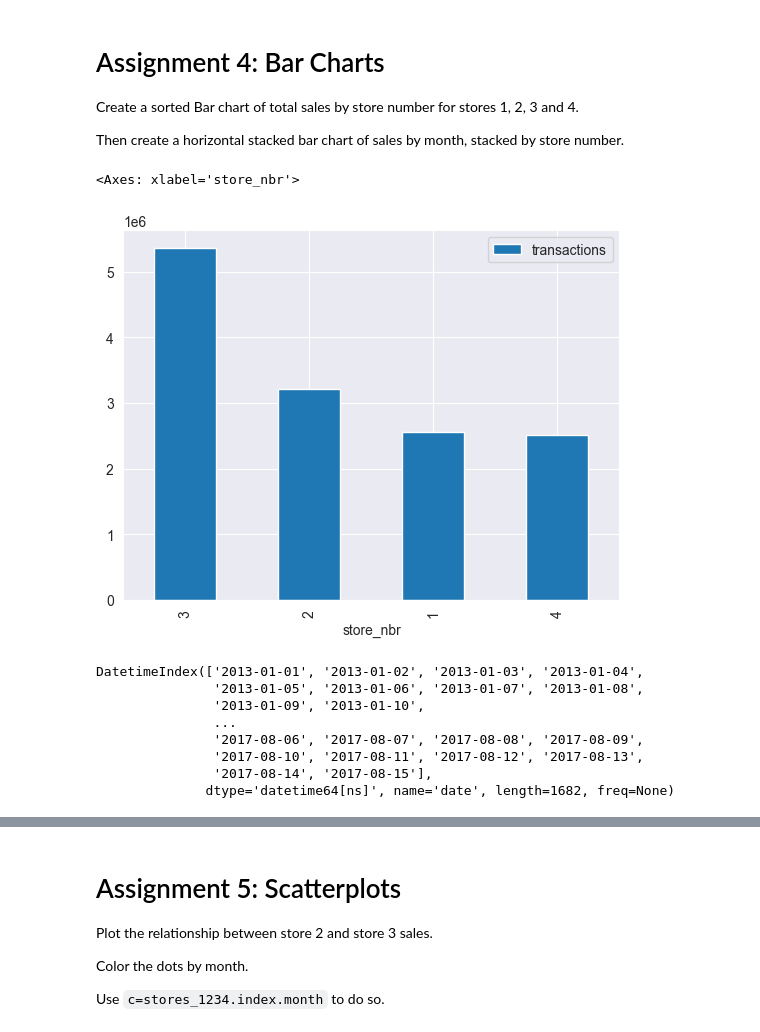
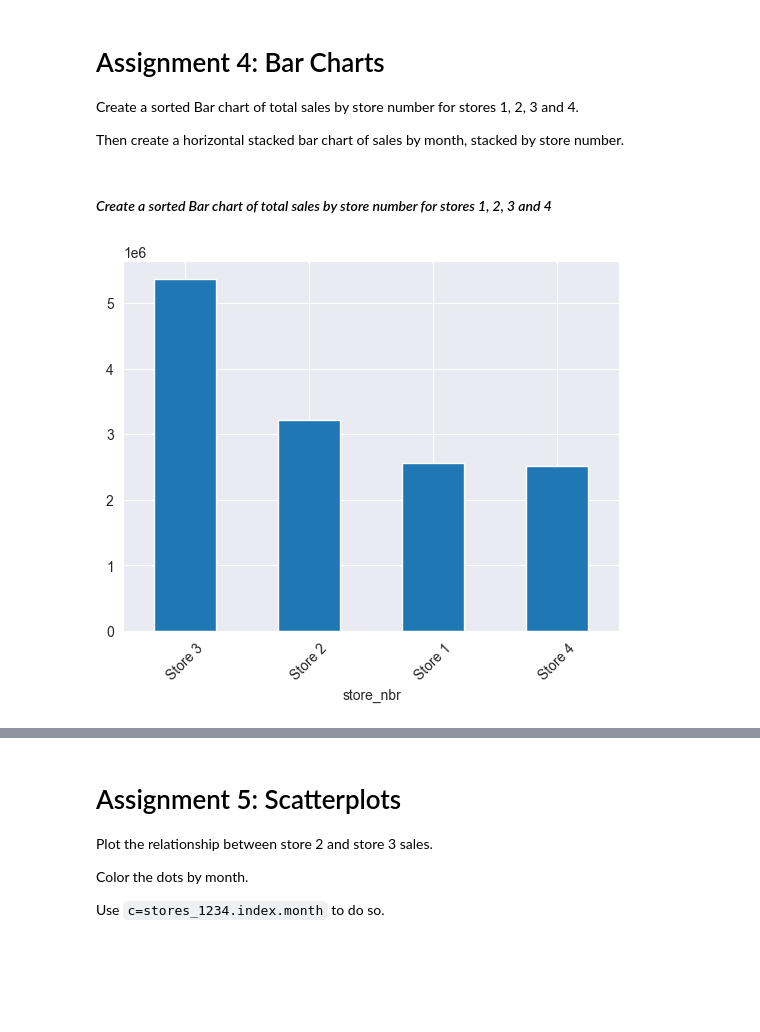
Before and after one commit to jameslaurence82/Udemy-Python_DataAnalysis_NumpyPandas, a Jupyter notebook: Pandas Course Resources/Course_Assignments/section05_data_viz.ipynb, the cells around one changed output, grey strips where cells are left out. Cells and saved outputs as stored; diff of their text form; code cells hidden in the pictures; blank space fills up the shorter version.

Commit message:
completed vert-hor bar charts material

```diff
--- a/Pandas Course Resources/Course_Assignments/section05_data_viz.ipynb
+++ b/Pandas Course Resources/Course_Assignments/section05_data_viz.ipynb
@@ -151,26 +151,3 @@ stores_1234.plot(
 Create a sorted Bar chart of total sales by store number for stores 1, 2, 3 and 4.
 
 Then create a horizontal stacked bar chart of sales by month, stacked by store number.
-# %%
-stores_1234 = transactions.pivot_table(
-    index='store_nbr',
-    aggfunc=({'transactions':'sum'})
-)
-stores_1234.iloc[:4,:].sort_values(by='transactions', ascending=False).plot.bar()
-# %% [output]
-<Axes: xlabel='store_nbr'>
-[figure, removed]
-# %%
-# convert dates to datetime64
-stores_1234.index = stores_1234.index.astype("datetime64[ns]")
-
-stores_1234.index
-# %% [output]
-DatetimeIndex(['2013-01-01', '2013-01-02', '2013-01-03', '2013-01-04',
-               '2013-01-05', '2013-01-06', '2013-01-07', '2013-01-08',
-               '2013-01-09', '2013-01-10',
-               ...
-               '2017-08-06', '2017-08-07', '2017-08-08', '2017-08-09',
-               '2017-08-10', '2017-08-11', '2017-08-12', '2017-08-13',
-               '2017-08-14', '2017-08-15'],
-              dtype='datetime64[ns]', name='date', length=1682, freq=None)
@@ -179,0 +154,2 @@ DatetimeIndex(['2013-01-01', '2013-01-02', '2013-01-03', '2013-01-04',
+# %% [markdown]
+#### *Create a sorted Bar chart of total sales by store number for stores 1, 2, 3 and 4*
@@ -179,0 +168,17 @@ DatetimeIndex(['2013-01-01', '2013-01-02', '2013-01-03', '2013-01-04',
+# %%
+#### CREATE BAR CHART OF TOTAL TRANSACTIONS FOR STORES 1,2,3,4
+
+# this previous code can be implmemented using .query method instead of iloc with @variable
+# create filter1234 for stores 1,2,3,4
+filter1234 = [1,2,3,4]
+(transactions.query("store_nbr in @filter1234").pivot_table(
+    index='store_nbr',
+    aggfunc=({'transactions':'sum'})
+# using .rename(index=) method with dictionary to rename index labels before sorting so they will be displayed in bar chart
+).rename(index={1:'Store 1', 2:'Store 2', 3:'Store 3', 4:'Store 4'}).sort_values(by='transactions', ascending=False)
+).plot.bar(
+    rot=45,
+    legend=False,
+);
+# %% [output]
+[figure, added]
```
Also changed, not shown: parts of 9 cells of this notebook, 2 other files.
